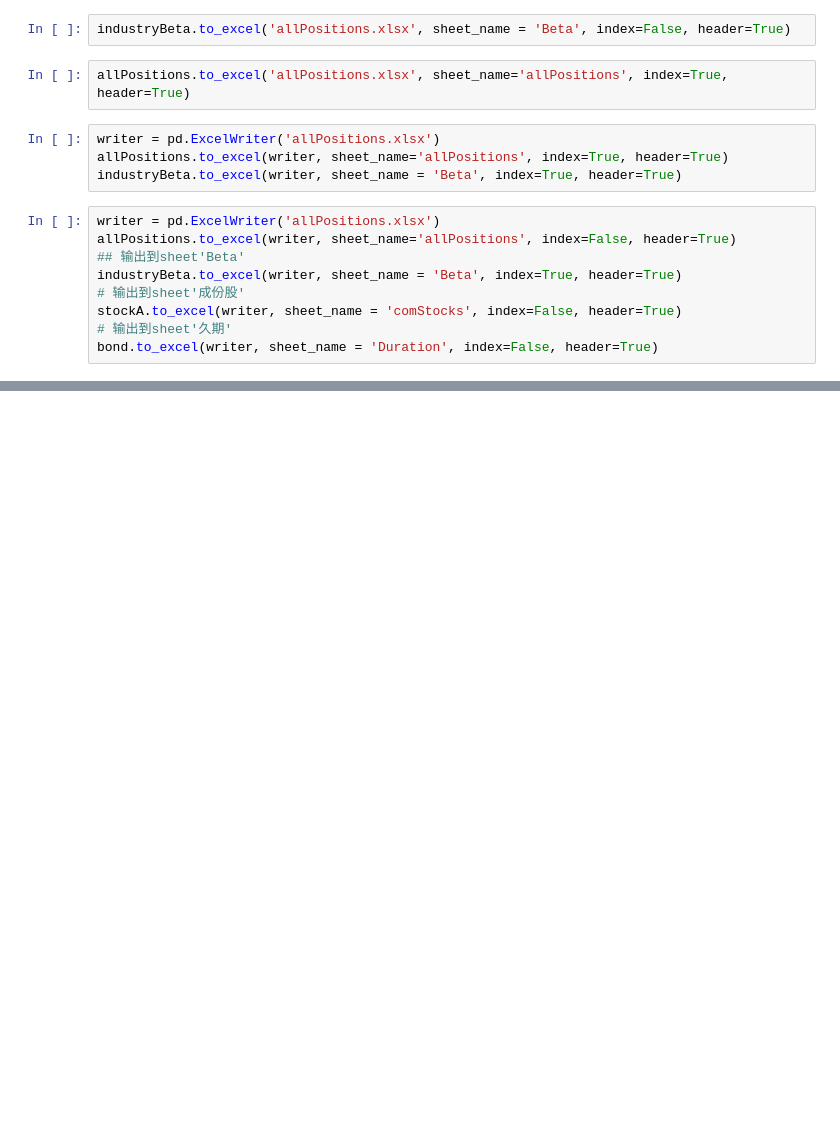
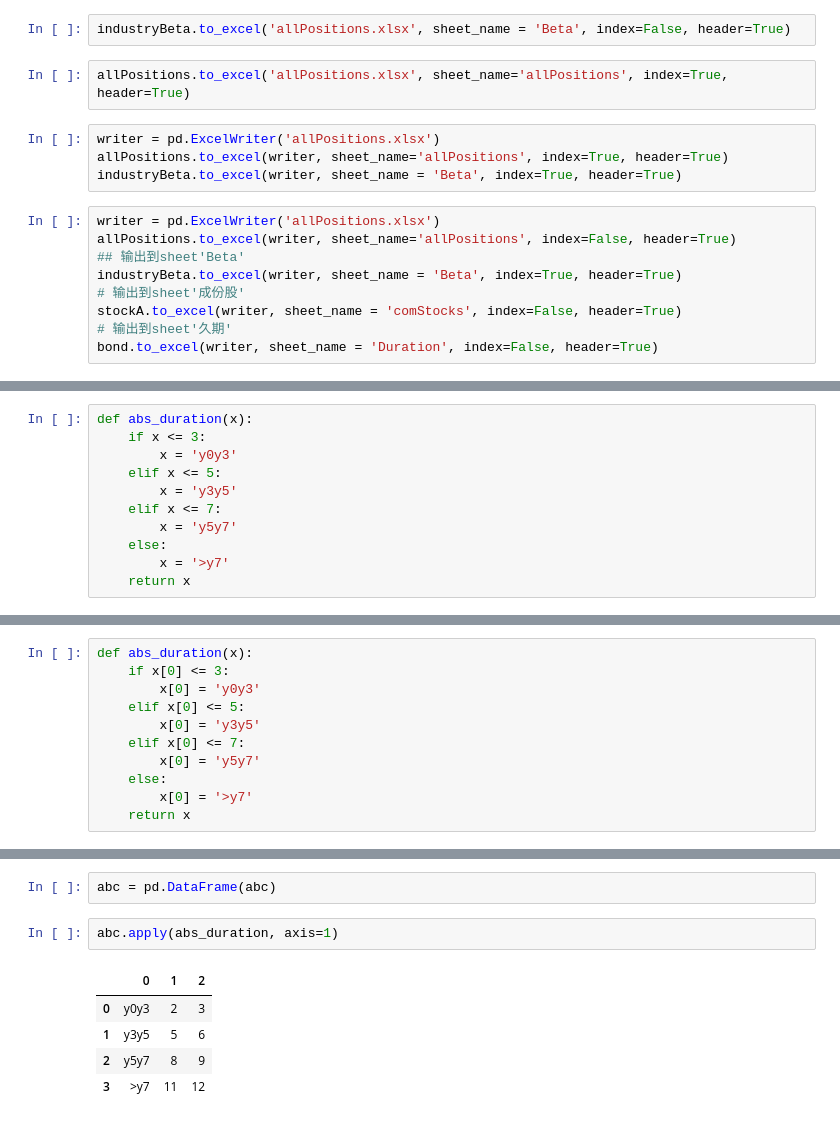
Before and after one commit to xuteng0220/DataSciencePython, a Jupyter notebook: industryBeta.ipynb, the cells around one changed output, grey strips where cells are left out. Drawn from its saved outputs; the diff is of its cells as text; blank space fills up the shorter version.

```diff
--- a/industryBeta.ipynb
+++ b/industryBeta.ipynb
@@ -93,0 +113,11 @@ bond.to_excel(writer, sheet_name = 'Duration', index=False, header=True)
+# %%
+def abs_duration(x):
+    if x <= 3:
+        x = 'y0y3'
+    elif x <= 5:
+        x = 'y3y5'
+    elif x <= 7:
+        x = 'y5y7'
+    else:
+        x = '>y7'
+    return x
@@ -93,0 +153,11 @@ bond.to_excel(writer, sheet_name = 'Duration', index=False, header=True)
+# %%
+def abs_duration(x):
+    if x[0] <= 3:
+        x[0] = 'y0y3'
+    elif x[0] <= 5:
+        x[0] = 'y3y5'
+    elif x[0] <= 7:
+        x[0] = 'y5y7'
+    else:
+        x[0] = '>y7'
+    return x
@@ -93,0 +175,10 @@ bond.to_excel(writer, sheet_name = 'Duration', index=False, header=True)
+# %%
+abc = pd.DataFrame(abc)
+# %%
+abc.apply(abs_duration, axis=1)
+# %% [output]
+|  | 0 | 1 | 2 |
+| 0 | y0y3 | 2 | 3 |
+| 1 | y3y5 | 5 | 6 |
+| 2 | y5y7 | 8 | 9 |
+| 3 | >y7 | 11 | 12 |
```
Also changed, not shown: parts of 14 cells of this notebook, 2 other files.
